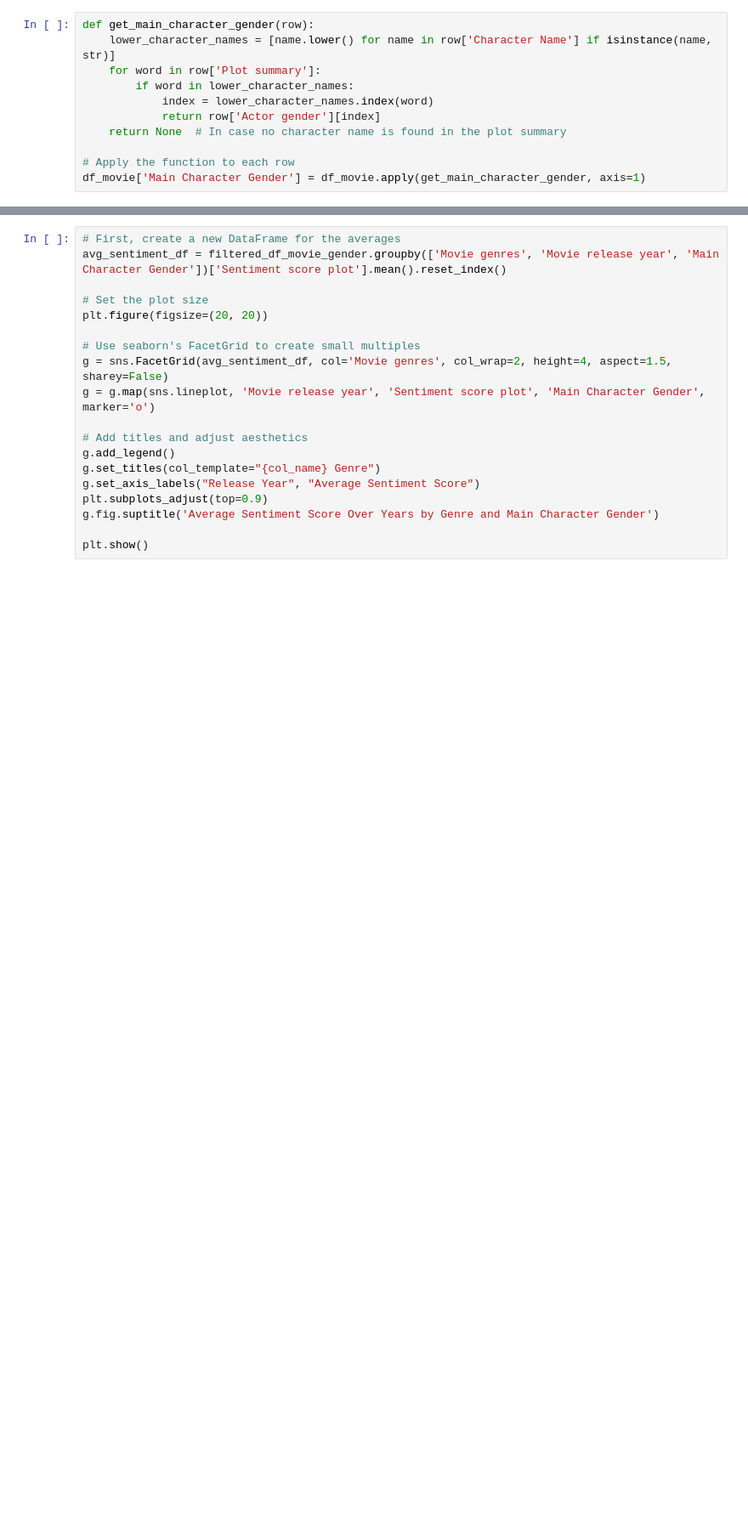
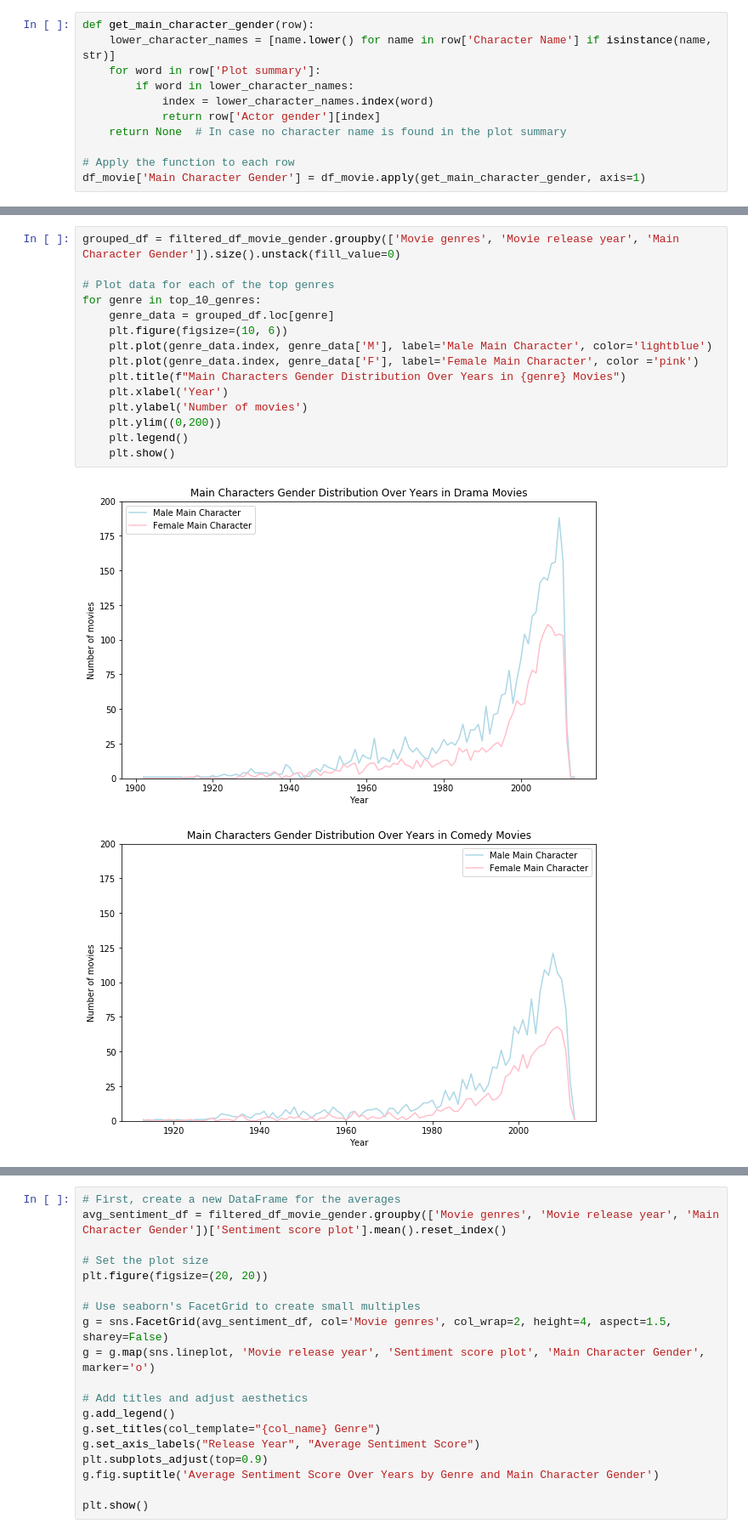
Before and after one commit to epfl-ada/ada-2023-project-badafixm01, a Jupyter notebook: Character and movie metadata analysis.ipynb, the cells around one changed output, grey strips where cells are left out. Shown at 85% size. Cells and saved outputs as stored; diff of their text form; blank space fills up the shorter version.

```diff
--- a/Character and movie metadata analysis.ipynb
+++ b/Character and movie metadata analysis.ipynb
@@ -411,0 +447,18 @@ filtered_df_movie_gender
+# %%
+grouped_df = filtered_df_movie_gender.groupby(['Movie genres', 'Movie release year', 'Main Character Gender']).size().unstack(fill_value=0)
+
+# Plot data for each of the top genres
+for genre in top_10_genres:
+    genre_data = grouped_df.loc[genre]
+    plt.figure(figsize=(10, 6))
+    plt.plot(genre_data.index, genre_data['M'], label='Male Main Character', color='lightblue')
+    plt.plot(genre_data.index, genre_data['F'], label='Female Main Character', color ='pink')
+    plt.title(f"Main Characters Gender Distribution Over Years in {genre} Movies")
+    plt.xlabel('Year')
+    plt.ylabel('Number of movies')
+    plt.ylim((0,200))
+    plt.legend()
+    plt.show()
+# %% [output]
+[figure, added]
+[figure, added]
```
Also changed, not shown: parts of 17 cells of this notebook.
